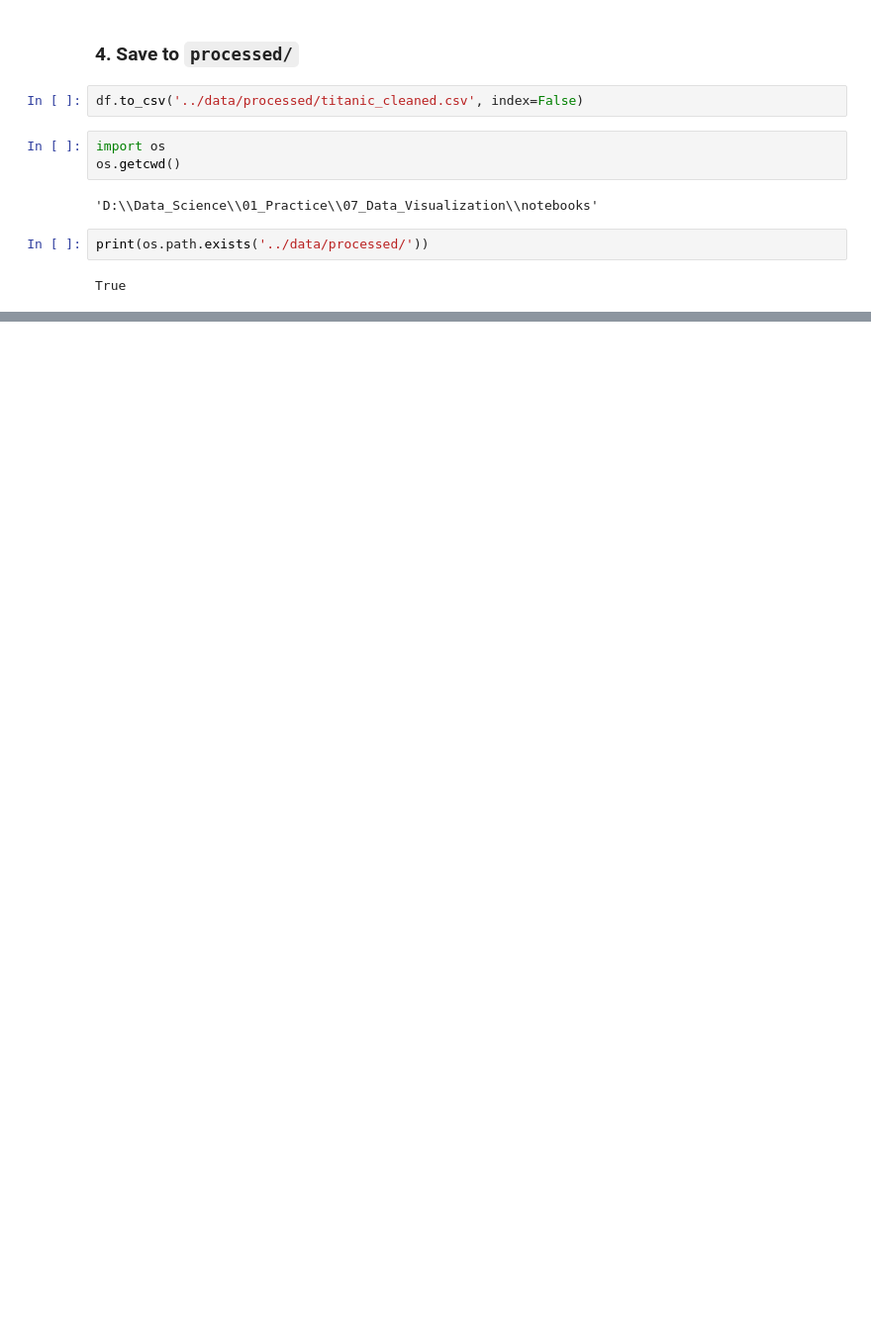
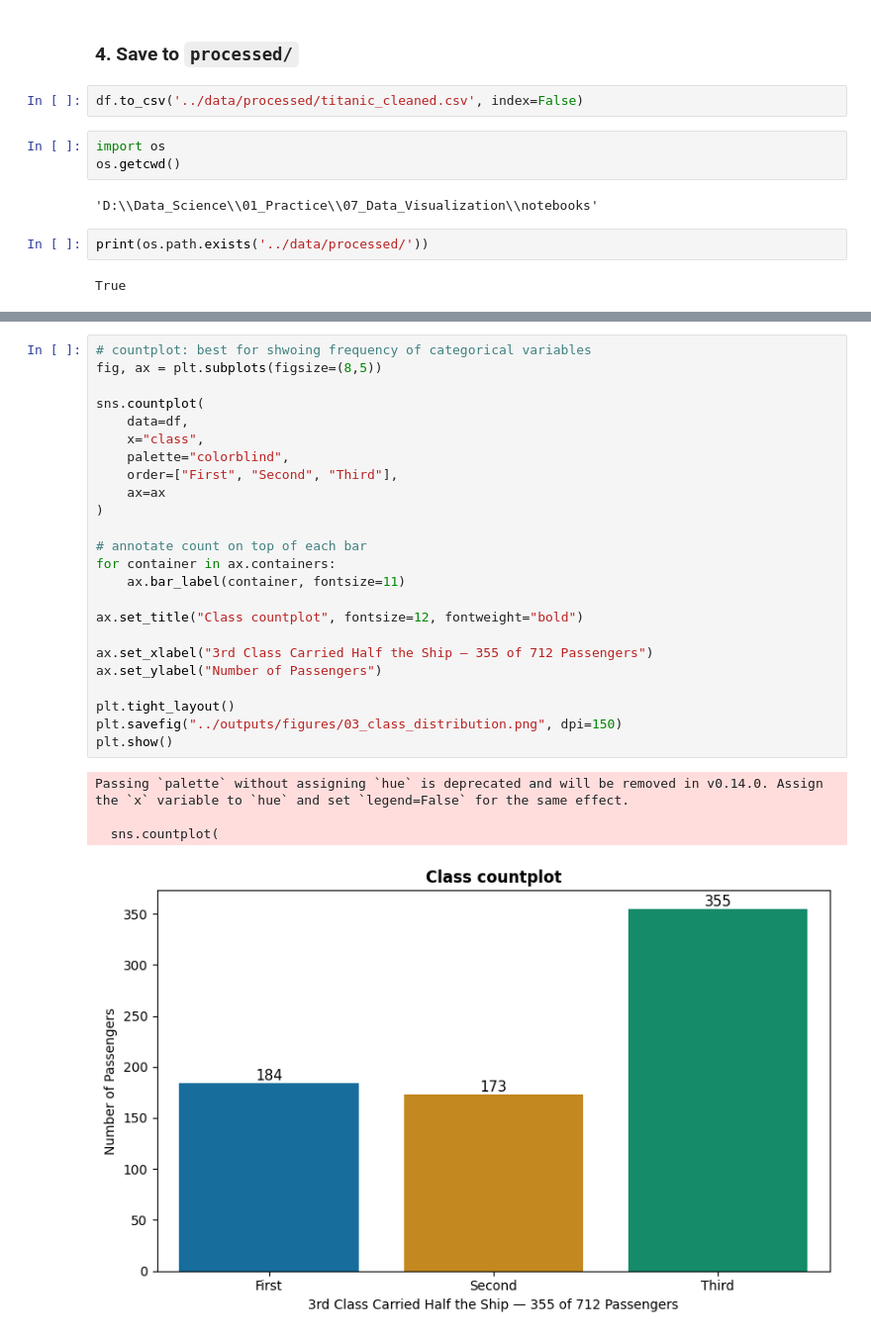
Before and after one commit to Manglam11/data_science_course, a Jupyter notebook: 07_Data_Visualization/notebooks/my_notebook.ipynb, the cells around one changed output, grey strips where cells are left out. Shown at 99% size. Drawn from its saved outputs; the diff is of its cells as text; blank space fills up the shorter version.

```diff
--- a/07_Data_Visualization/notebooks/my_notebook.ipynb
+++ b/07_Data_Visualization/notebooks/my_notebook.ipynb
@@ -164,0 +245,29 @@ True
+# %%
+# countplot: best for shwoing frequency of categorical variables
+fig, ax = plt.subplots(figsize=(8,5))
+
+sns.countplot(
+    data=df,
+    x="class",
+    palette="colorblind",
+    order=["First", "Second", "Third"],
+    ax=ax
+)
+
+# annotate count on top of each bar
+for container in ax.containers:
+    ax.bar_label(container, fontsize=11)
+
+ax.set_title("Class countplot", fontsize=12, fontweight="bold")
+
+ax.set_xlabel("3rd Class Carried Half the Ship — 355 of 712 Passengers")
+ax.set_ylabel("Number of Passengers")
+
+plt.tight_layout()
+plt.savefig("../outputs/figures/03_class_distribution.png", dpi=150)
+plt.show()
+# %% [output]
+Passing `palette` without assigning `hue` is deprecated and will be removed in v0.14.0. Assign the `x` variable to `hue` and set `legend=False` for the same effect.
+
+  sns.countplot(
+[figure, added]
```
Also changed, not shown: parts of 9 cells of this notebook.
